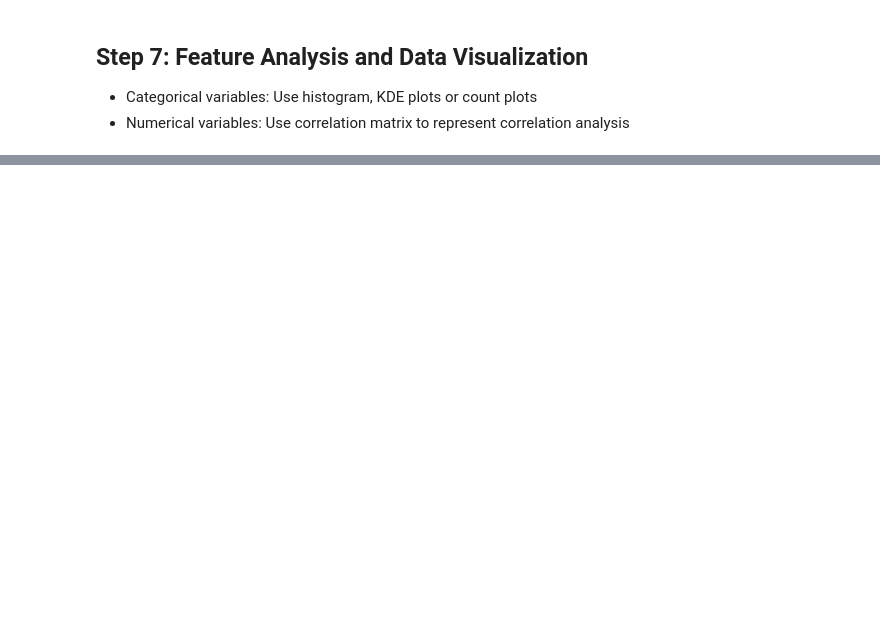
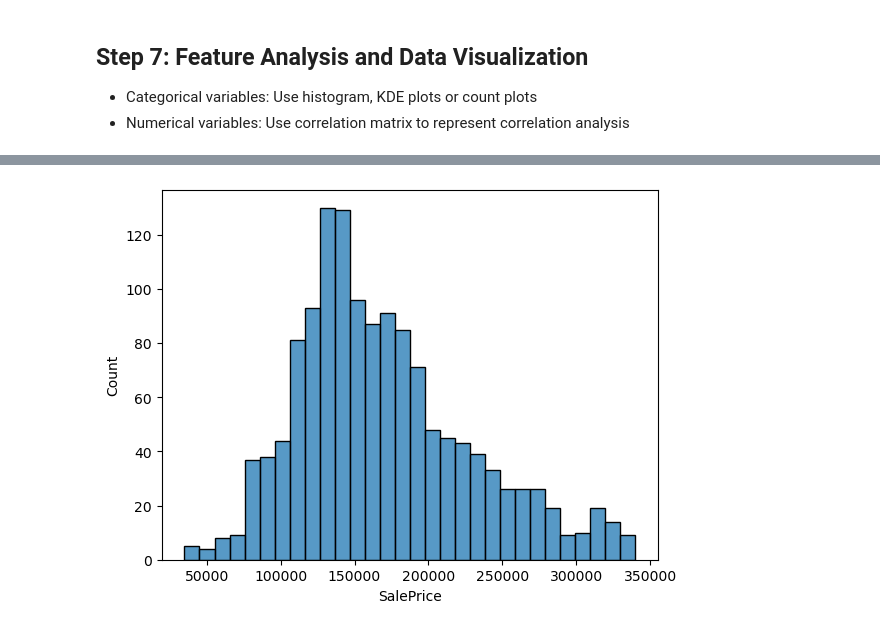
Before and after one commit to davidzhao1015/house-price-eda, a Jupyter notebook: house-price-EDA.ipynb, the cells around one changed output, grey strips where cells are left out. Saved outputs shown, nothing was run; the diff lists cells and outputs as text; code cells hidden in the pictures; blank space fills up the shorter version.

Commit message:
updated correlation analysis

```diff
--- a/house-price-EDA.ipynb
+++ b/house-price-EDA.ipynb
@@ -524,7 +529,7 @@ plt.show()
 [figure]
 # %%
 # Identify sample ID with more than 10 outliers
-sample_many_outliers = rounded_outlier_count[rounded_outlier_count >= 5].index
-
-print(sample_many_outliers)
+sample_many_outliers = sorted_outlier_count[sorted_outlier_count >= 5].index
+sample_many_outliers_list = sample_many_outliers.to_list()
+print(sample_many_outliers_list)
 # %% [output]
@@ -534,0 +537,5 @@ Index([1031,  159,  848,  335,  828,  961, 1328, 1310, 1030, 1190,   93,  888,
+# %%
+# Drop samples with 10 or more outliers with index sample_many_outliers_list
+train_df_dropna_clean2 = train_df_dropna_clean.drop(index=sample_many_outliers_list)
+
+print(train_df_dropna_clean2.shape)  # 1374 samples by 65 variables, for following analysis
@@ -538,0 +706,11 @@ Index([1031,  159,  848,  335,  828,  961, 1328, 1310, 1030, 1190,   93,  888,
+# %%
+# Todo:
+# - Draw histogram for sales price to investigate normality
+# - Use T-test to compare sales price between two groups
+# - Use ANOVA to compare sales price among multiple groups
+
+# Draw histogram for sales price
+sns.histplot(train_df_dropna_clean2["SalePrice"], bins=30)
+plt.show()
+# %% [output]
+[figure, added]
```
Also changed, not shown: parts of 24 cells of this notebook.
